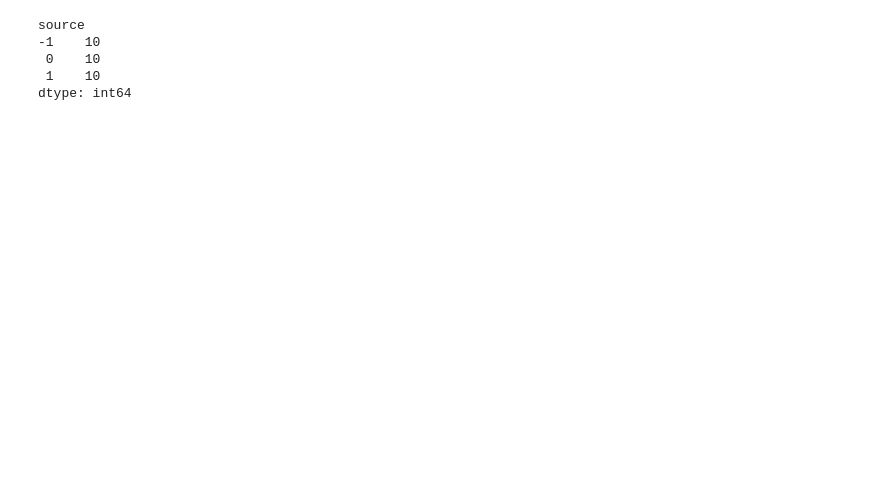
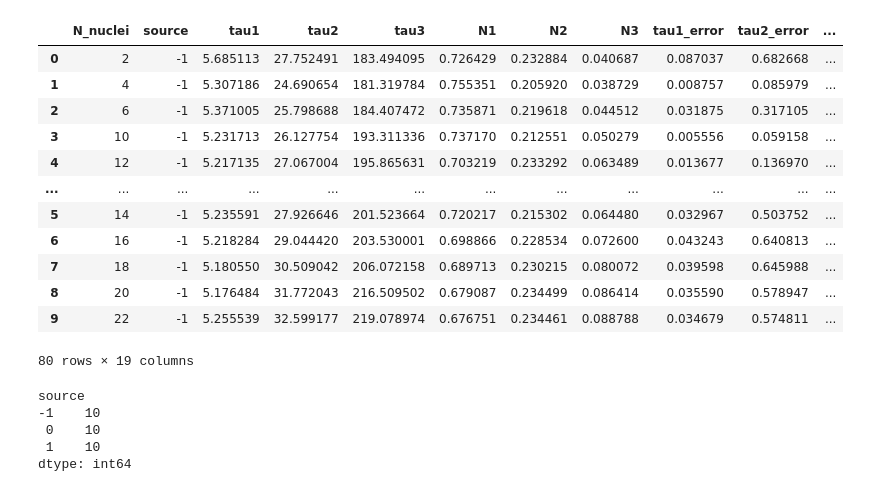
Before and after one commit to jack595/sk_DSNB, a Jupyter notebook: JUNO_G4_Simulation/optical_run/OneShotSimulation/AnalysisCode/FitTauParametersTraceParent.ipynb, the cells around one changed output. Cells and saved outputs as stored; diff of their text form; code cells hidden in the pictures; blank space fills up the shorter version.

```diff
--- a/JUNO_G4_Simulation/optical_run/OneShotSimulation/AnalysisCode/FitTauParametersTraceParent.ipynb
+++ b/JUNO_G4_Simulation/optical_run/OneShotSimulation/AnalysisCode/FitTauParametersTraceParent.ipynb
@@ -75,3 +57,26 @@ df_pars
+# %%
+df_pars["withECut"] = False
+df_pars_all_component_theta15_withECut = pd.DataFrame.from_dict(dict_time_constant_total_theta15_withECut)
+df_pars_all_component_theta15_withECut["source"] = df_pars_all_component_theta15_withECut["source"]-1
+df_pars_all_component_theta15_withECut["withECut"] = True
+df_pars_all_component_theta15_withECut["withElecFrac"] = False
+df_pars = pd.concat((df_pars, df_pars_all_component_theta15_withECut))
+
+df_pars
+# %% [output]
+|  | N_nuclei | source | tau1 | tau2 | tau3 | N1 | N2 | N3 | tau1_error | tau2_error | ... |
+| 0 | 2 | -1 | 5.685113 | 27.752491 | 183.494095 | 0.726429 | 0.232884 | 0.040687 | 0.087037 | 0.682668 | ... |
+| 1 | 4 | -1 | 5.307186 | 24.690654 | 181.319784 | 0.755351 | 0.205920 | 0.038729 | 0.008757 | 0.085979 | ... |
+| 2 | 6 | -1 | 5.371005 | 25.798688 | 184.407472 | 0.735871 | 0.219618 | 0.044512 | 0.031875 | 0.317105 | ... |
+| 3 | 10 | -1 | 5.231713 | 26.127754 | 193.311336 | 0.737170 | 0.212551 | 0.050279 | 0.005556 | 0.059158 | ... |
+| 4 | 12 | -1 | 5.217135 | 27.067004 | 195.865631 | 0.703219 | 0.233292 | 0.063489 | 0.013677 | 0.136970 | ... |
+| ... | ... | ... | ... | ... | ... | ... | ... | ... | ... | ... | ... |
+| 5 | 14 | -1 | 5.235591 | 27.926646 | 201.523664 | 0.720217 | 0.215302 | 0.064480 | 0.032967 | 0.503752 | ... |
+| 6 | 16 | -1 | 5.218284 | 29.044420 | 203.530001 | 0.698866 | 0.228534 | 0.072600 | 0.043243 | 0.640813 | ... |
+| 7 | 18 | -1 | 5.180550 | 30.509042 | 206.072158 | 0.689713 | 0.230215 | 0.080072 | 0.039598 | 0.645988 | ... |
+| 8 | 20 | -1 | 5.176484 | 31.772043 | 216.509502 | 0.679087 | 0.234499 | 0.086414 | 0.035590 | 0.578947 | ... |
+| 9 | 22 | -1 | 5.255539 | 32.599177 | 219.078974 | 0.676751 | 0.234461 | 0.088788 | 0.034679 | 0.574811 | ... |
+80 rows × 19 columns
 # %%
 df_pars[df_pars["theta"]==15].value_counts("source")
 # %% [output]
```
Also changed, not shown: parts of 10 cells of this notebook, 26 other files.
